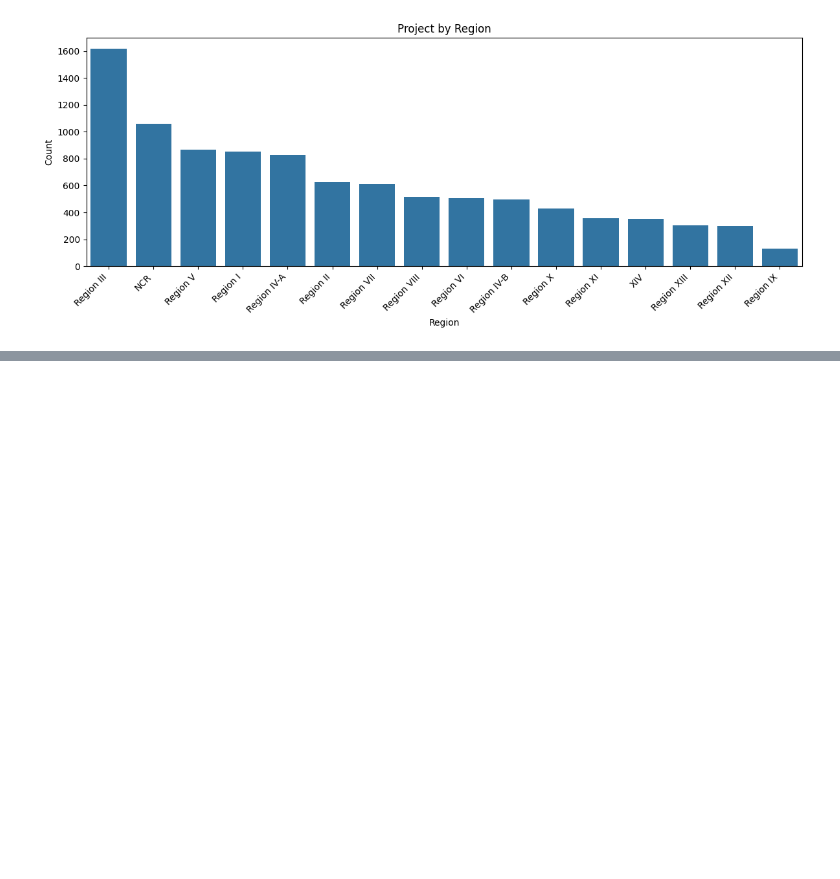
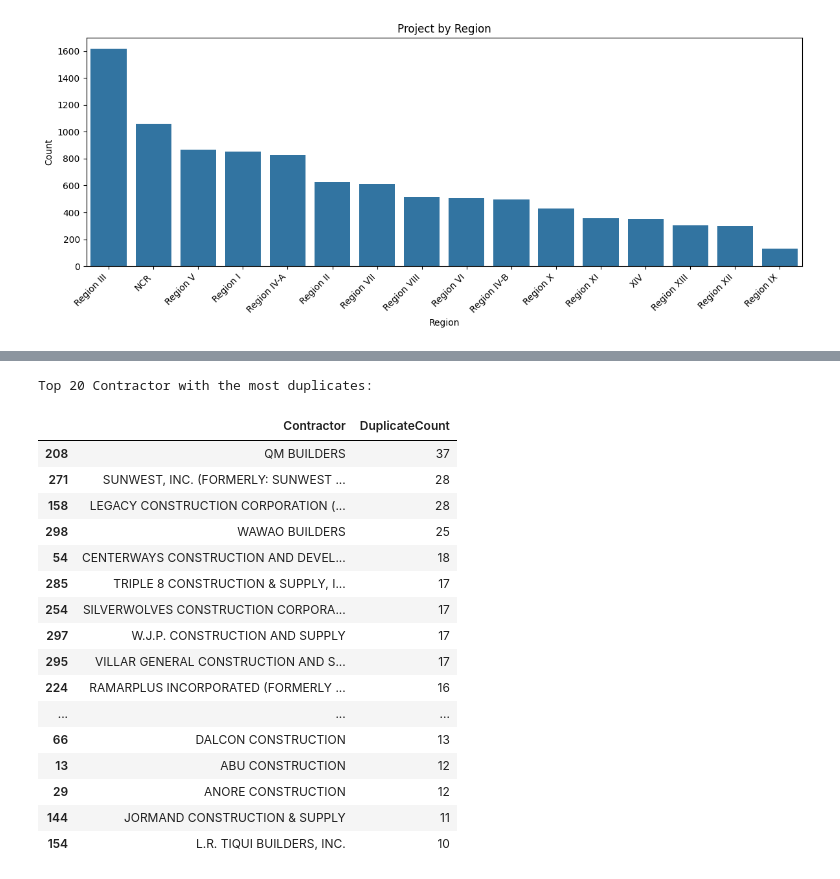
Before and after one commit to muhadma/DPWH-Flood-Control, a Jupyter notebook: main.ipynb, the cells around one changed output, grey strips where cells are left out. Cells and saved outputs as stored; diff of their text form; code cells hidden in the pictures; blank space fills up the shorter version.

```diff
--- a/main.ipynb
+++ b/main.ipynb
@@ -97,0 +125,35 @@ plt.show()
+# %%
+duplicate_mask = data.duplicated(subset=["Contractor", "Province", "StartDate", "ActualCompletionDate"], keep=False)
+duplicate = data[duplicate_mask].sort_values(by=["Contractor", "Province", "StartDate", "ActualCompletionDate"])
+
+dup_counts = (
+    duplicate.groupby(["Contractor"])
+    .size()
+    .reset_index(name="DuplicateCount")
+    .sort_values(by="DuplicateCount", ascending=False)
+)
+
+# Only keep true duplicates (count > 1)
+dup_counts = dup_counts.head(20)
+
+print("Top 20 Contractor with the most duplicates:")
+display(dup_counts)
+# %% [output]
+Top 20 Contractor with the most duplicates:
+|  | Contractor | DuplicateCount |
+| 208 | QM BUILDERS | 37 |
+| 271 | SUNWEST, INC. (FORMERLY: SUNWEST ... | 28 |
+| 158 | LEGACY CONSTRUCTION CORPORATION (... | 28 |
+| 298 | WAWAO BUILDERS | 25 |
+| 54 | CENTERWAYS CONSTRUCTION AND DEVEL... | 18 |
+| 285 | TRIPLE 8 CONSTRUCTION & SUPPLY, I... | 17 |
+| 254 | SILVERWOLVES CONSTRUCTION CORPORA... | 17 |
+| 297 | W.J.P. CONSTRUCTION AND SUPPLY | 17 |
+| 295 | VILLAR GENERAL CONSTRUCTION AND S... | 17 |
+| 224 | RAMARPLUS INCORPORATED (FORMERLY ... | 16 |
+| ... | ... | ... |
+| 66 | DALCON CONSTRUCTION | 13 |
+| 13 | ABU CONSTRUCTION | 12 |
+| 29 | ANORE CONSTRUCTION | 12 |
+| 144 | JORMAND CONSTRUCTION & SUPPLY | 11 |
+| 154 | L.R. TIQUI BUILDERS, INC. | 10 |
```
Also changed, not shown: parts of 5 cells of this notebook.
